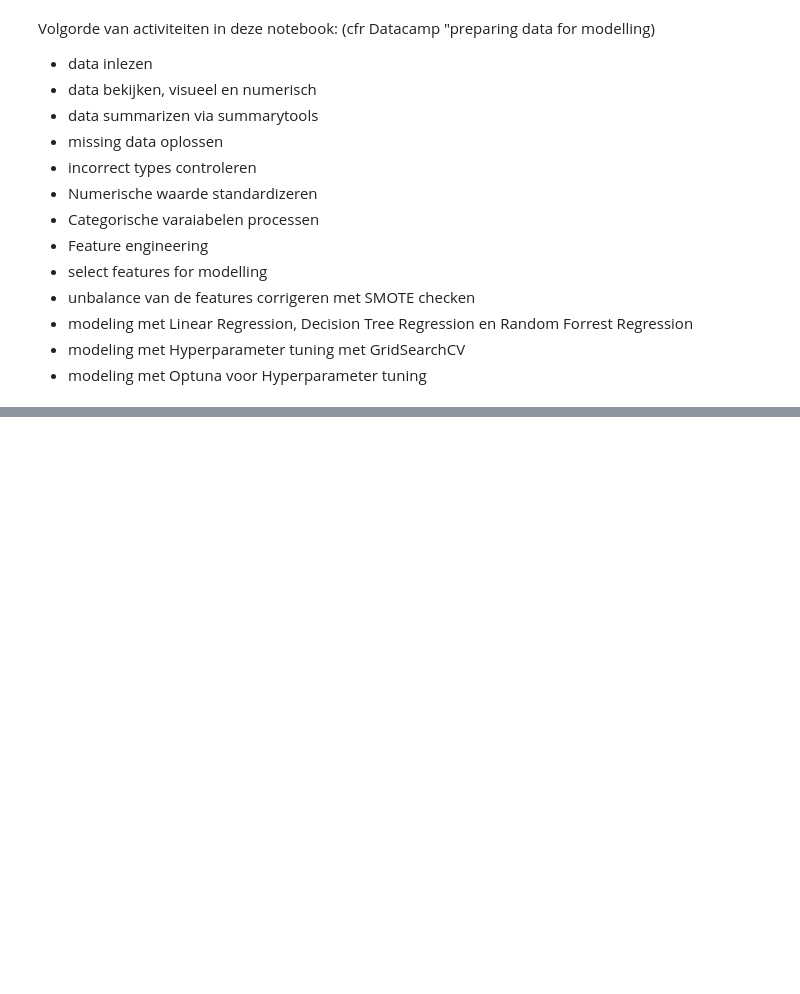
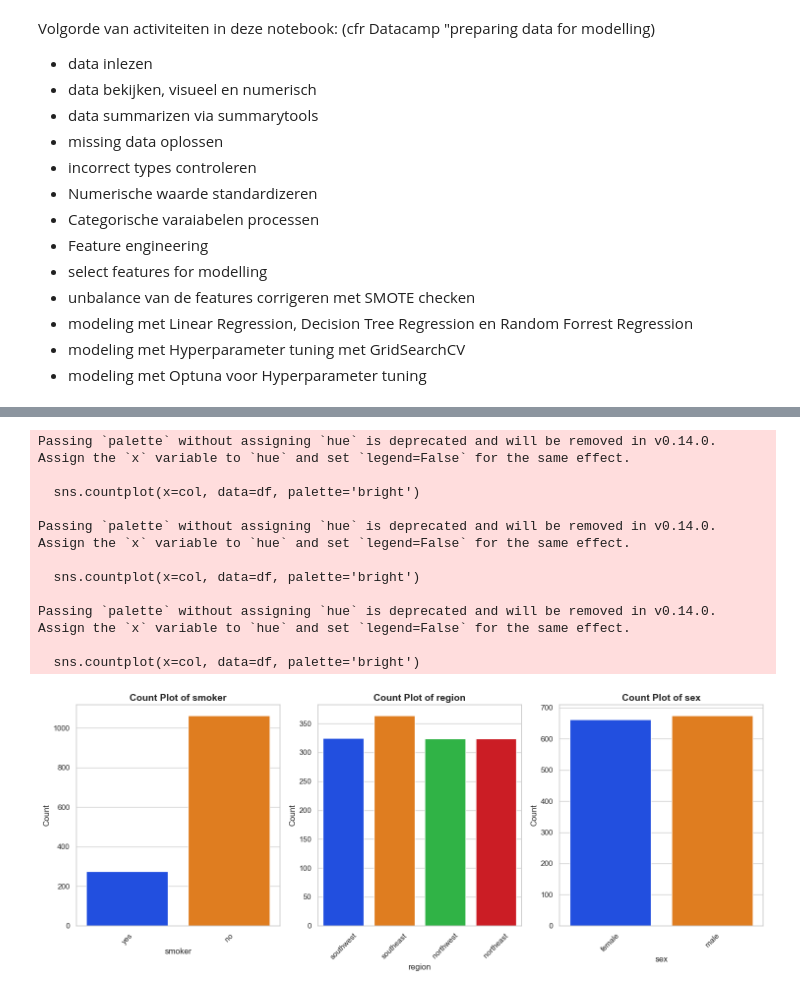
Before and after one commit to wheselmans/data_science_cases, a Jupyter notebook: cases/Cases_LinReg_Geert_MedicalCostPrediction/CaseLinReg_20250205.ipynb, the cells around one changed output, grey strips where cells are left out. Drawn from its saved outputs; the diff is of its cells as text; code cells hidden in the pictures; blank space fills up the shorter version.

```diff
--- a/cases/Cases_LinReg_Geert_MedicalCostPrediction/CaseLinReg_20250205.ipynb
+++ b/cases/Cases_LinReg_Geert_MedicalCostPrediction/CaseLinReg_20250205.ipynb
@@ -214,0 +236,29 @@ dtype: int64
+# %%
+sns.set_theme(style="whitegrid", palette="bright")
+plt.figure(figsize=(15, len(df_cat_col) * 2))
+
+for i, col in enumerate(df_cat_col):
+    plt.subplot(1, len(df_cat_col), i + 1)
+    sns.countplot(x=col, data=df, palette='bright')
+    plt.title(f"Count Plot of {col}", fontsize=14, fontweight="bold")
+    plt.xlabel(col, fontsize=12)
+    plt.ylabel("Count", fontsize=12)
+    plt.xticks(rotation=45)
+
+plt.tight_layout()
+save_fig("Categorische features countplot")
+plt.show()
+log_info("Check van categorische features")
+# %% [output]
+Passing `palette` without assigning `hue` is deprecated and will be removed in v0.14.0. Assign the `x` variable to `hue` and set `legend=False` for the same effect.
+
+  sns.countplot(x=col, data=df, palette='bright')
+
+Passing `palette` without assigning `hue` is deprecated and will be removed in v0.14.0. Assign the `x` variable to `hue` and set `legend=False` for the same effect.
+
+  sns.countplot(x=col, data=df, palette='bright')
+
+Passing `palette` without assigning `hue` is deprecated and will be removed in v0.14.0. Assign the `x` variable to `hue` and set `legend=False` for the same effect.
+
+  sns.countplot(x=col, data=df, palette='bright')
+[figure, added]
```
Also changed, not shown: parts of 12 cells of this notebook.
